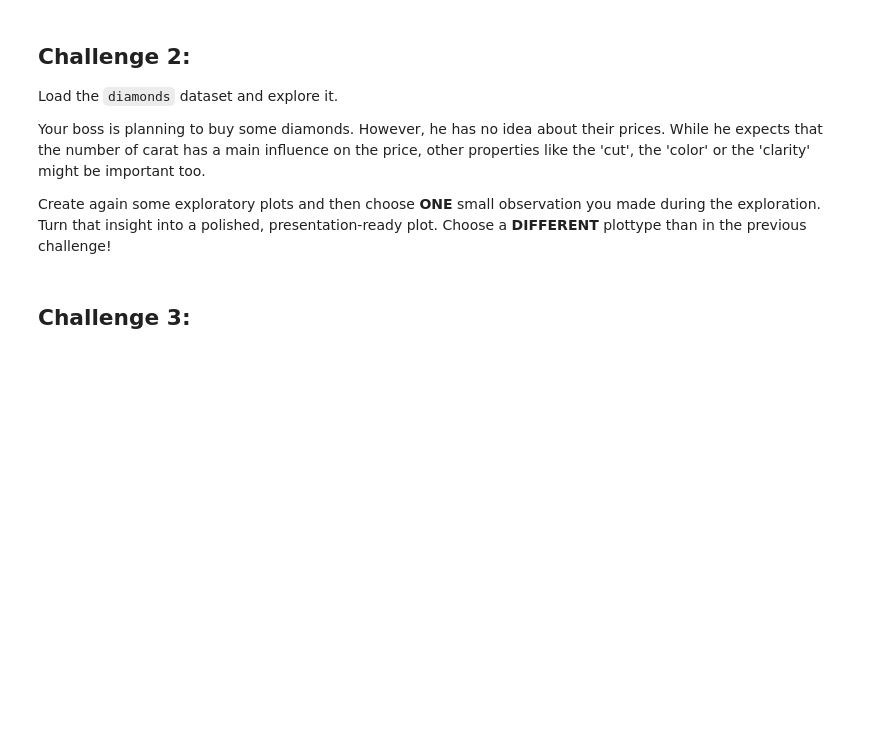
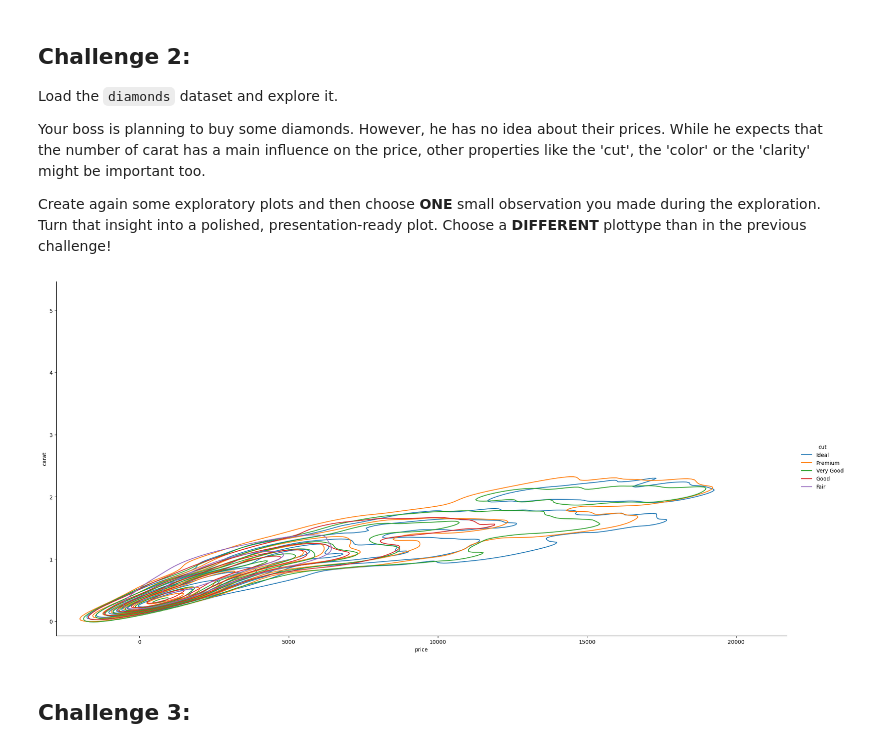
Before and after one commit to Cooljoe67/eniac_data_cleaning, a Jupyter notebook: 7_seaborn_challenges.ipynb, the cells around one changed output. Saved outputs shown, nothing was run; the diff lists cells and outputs as text; code cells hidden in the pictures; blank space fills up the shorter version.

```diff
--- a/7_seaborn_challenges.ipynb
+++ b/7_seaborn_challenges.ipynb
@@ -604,5 +630,18 @@ Load the `diamonds` dataset and explore it.
 Your boss is planning to buy some diamonds. However, he has no idea about their prices. While he expects that the number of carat has a main influence on the price, other properties like the 'cut', the 'color' or the 'clarity' might be important too.
 
 Create again some exploratory plots and then choose **ONE** small observation you made during the exploration. Turn that insight into a polished, presentation-ready plot. Choose a **DIFFERENT** plottype than in the previous challenge!
+# %%
+diamond_df=sns.load_dataset("diamonds")
+
+# Exploratory plots
+sns.displot(kind="kde",
+            data=diamond_df,
+            x='price',
+            y='carat',
+            hue='cut',
+            height=10,
+            aspect=2);
+# %% [output]
+[figure, added]
 # %% [markdown]
 ## Challenge 3:
```
Also changed, not shown: parts of 4 cells of this notebook.
